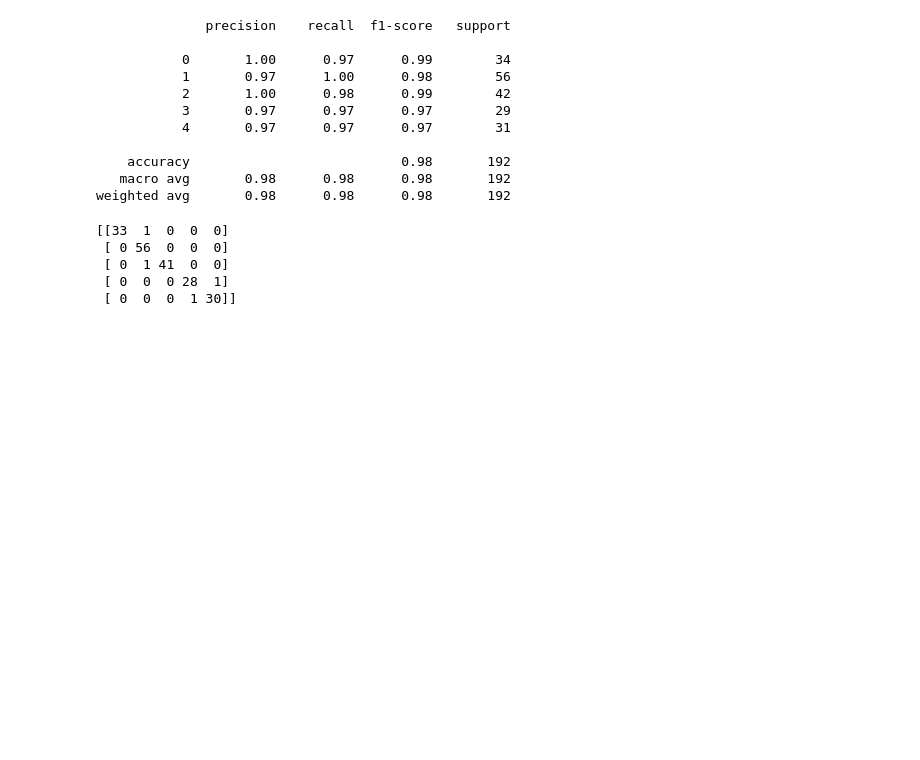
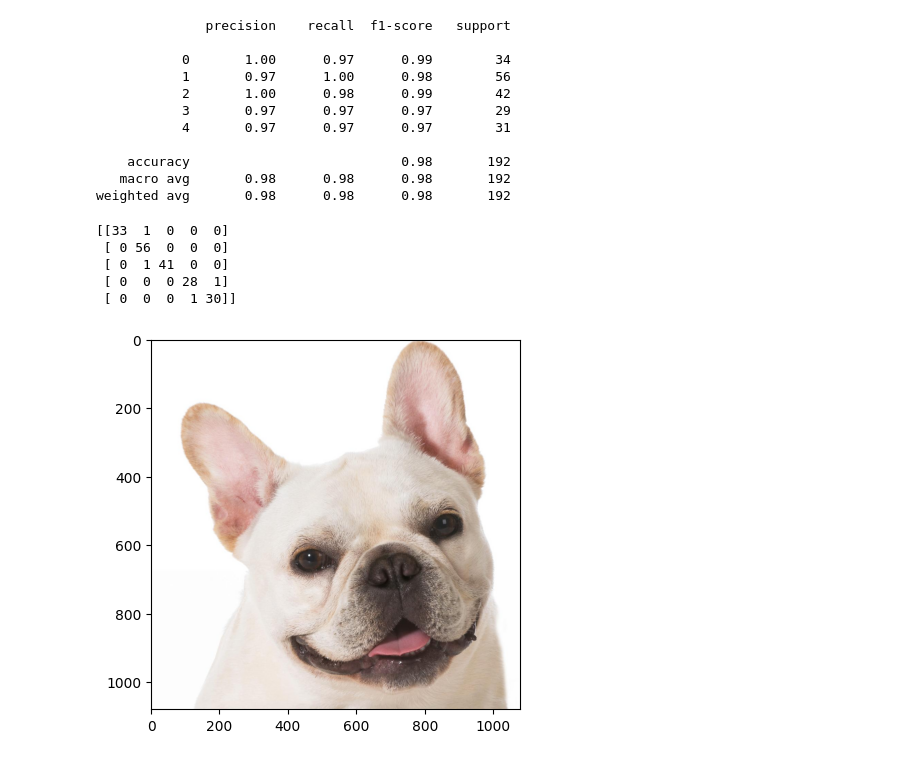
Before and after one commit to trizkynoviandy/dog_breed_classification, a Jupyter notebook: dog_breed.ipynb, the cells around one changed output. Drawn from its saved outputs; the diff is of its cells as text; code cells hidden in the pictures; blank space fills up the shorter version.

```diff
--- a/dog_breed.ipynb
+++ b/dog_breed.ipynb
@@ -183,4 +186,11 @@ print(confusion_matrix(y_test_true, y_test_pred))
  [ 0  1 41  0  0]
  [ 0  0  0 28  1]
  [ 0  0  0  1 30]]
+# %%
+img = cv2.imread("datasets/french_bulldog/0200259a-2722-4576-86fb-6ead7393d8a0.jpg")
+img = cv2.cvtColor(img, cv2.COLOR_BGR2RGB)
+plt.imshow(img)
+plt.show()
+# %% [output]
+[figure, added]
 # %%
```
Also changed, not shown: parts of 6 cells of this notebook.
